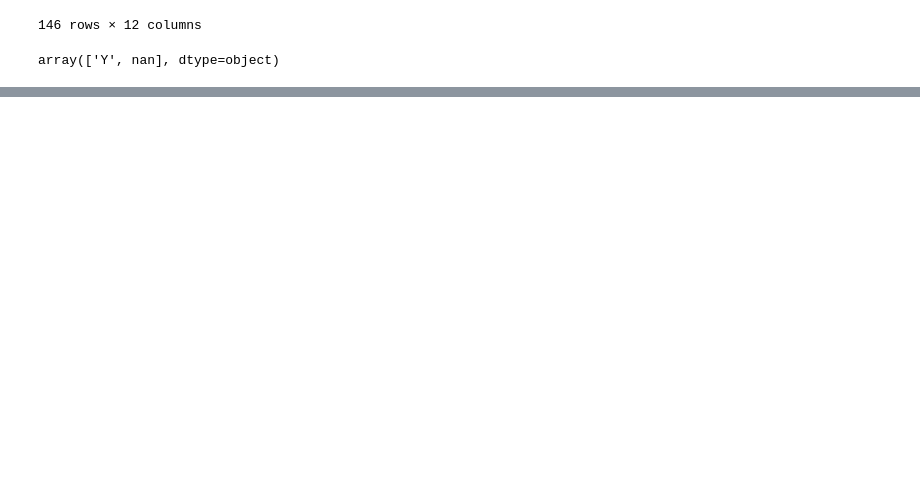
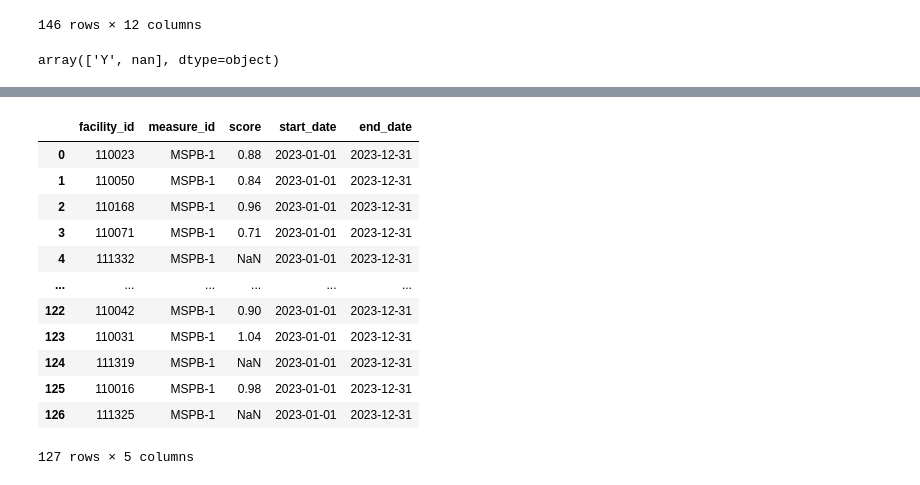
Before and after one commit to hafsa-hassan/cms_hospital_performance_etl, a Jupyter notebook: scripts/transform_data.ipynb, the cells around one changed output, grey strips where cells are left out. Saved outputs shown, nothing was run; the diff lists cells and outputs as text; code cells hidden in the pictures; blank space fills up the shorter version.

```diff
--- a/scripts/transform_data.ipynb
+++ b/scripts/transform_data.ipynb
@@ -327,0 +375,4 @@ ga_hospital_perfomance.to_csv("../data/clean/ga_hospitals_performance.csv", inde
+# %%
+ga_mspb_df = mspb_df.loc[mspb_df['state'].str.contains('GA')].sort_values('facility_name').reset_index(drop=True)
+# %%
+ga_mspb_df = ga_mspb_df[['facility_id','measure_id','measure_name', 'score','start_date', 'end_date']]
@@ -327,0 +404,20 @@ ga_hospital_perfomance.to_csv("../data/clean/ga_hospitals_performance.csv", inde
+# %%
+ga_mspb_df['score'] = ga_mspb_df['score'].replace('Not Available', np.nan)
+# %%
+ga_mspb_df.drop(columns=['measure_name'], inplace=True)
+# %%
+ga_mspb_df
+# %% [output]
+|  | facility_id | measure_id | score | start_date | end_date |
+| 0 | 110023 | MSPB-1 | 0.88 | 2023-01-01 | 2023-12-31 |
+| 1 | 110050 | MSPB-1 | 0.84 | 2023-01-01 | 2023-12-31 |
+| 2 | 110168 | MSPB-1 | 0.96 | 2023-01-01 | 2023-12-31 |
+| 3 | 110071 | MSPB-1 | 0.71 | 2023-01-01 | 2023-12-31 |
+| 4 | 111332 | MSPB-1 | NaN | 2023-01-01 | 2023-12-31 |
+| ... | ... | ... | ... | ... | ... |
+| 122 | 110042 | MSPB-1 | 0.90 | 2023-01-01 | 2023-12-31 |
+| 123 | 110031 | MSPB-1 | 1.04 | 2023-01-01 | 2023-12-31 |
+| 124 | 111319 | MSPB-1 | NaN | 2023-01-01 | 2023-12-31 |
+| 125 | 110016 | MSPB-1 | 0.98 | 2023-01-01 | 2023-12-31 |
+| 126 | 111325 | MSPB-1 | NaN | 2023-01-01 | 2023-12-31 |
+127 rows × 5 columns
```
Also changed, not shown: parts of 9 cells of this notebook, 3 other files.
